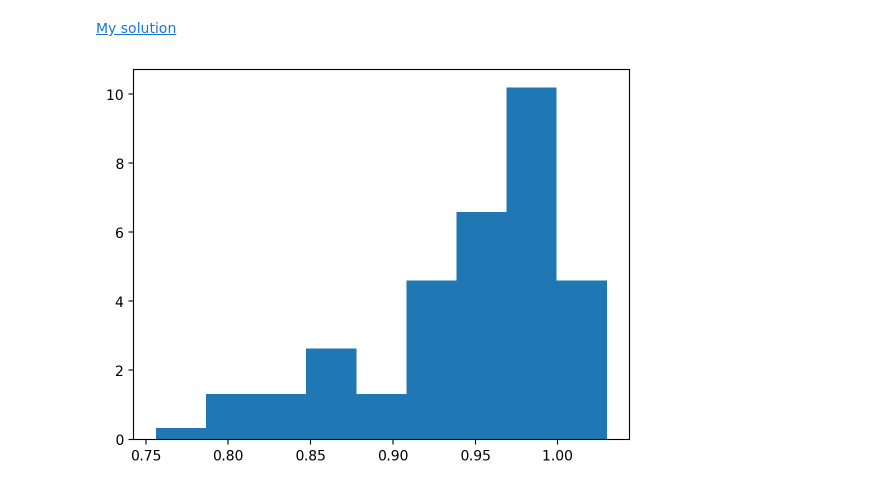
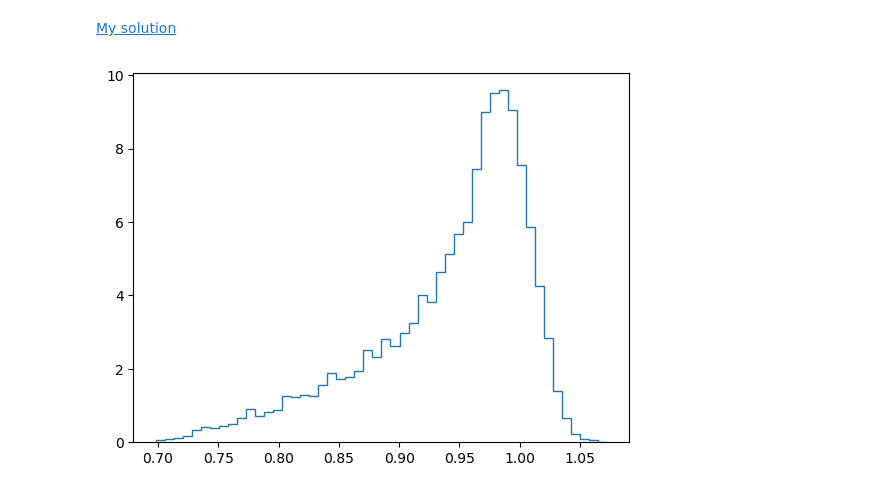
Before and after one commit to Matteo-Raschi/astrostatistics_bicocca_2026, a Jupyter notebook: working/L07_frequentist_notes.ipynb, the cells around one changed output. Saved outputs shown, nothing was run; the diff lists cells and outputs as text; code cells hidden in the pictures.

```diff
--- a/working/L07_frequentist_notes.ipynb
+++ b/working/L07_frequentist_notes.ipynb
@@ -597,17 +597,16 @@ The this expression is only semi-analytic; that integral should then be solved n
 # %%
 import numpy as np
 import matplotlib.pyplot as plt
 from scipy.stats import ks_2samp
 
 np.random.seed(42)
-def f(x): return
 
-M = np.random.normal(1,0.02,100)
-spin = np.random.uniform(0,1,100)
+M = np.random.normal(1,0.02,10000)
+spin = np.random.uniform(0,1,10000)
 
 M_irr = M*np.sqrt((1+np.sqrt(1-spin**2))/2)
 
-plt.hist(M_irr, bins='fd', density=True)
+plt.hist(M_irr, bins='fd', density=True, histtype='step')
 plt.show()
 # %% [output]
-[figure, old version]
+[figure, new version]
```
Also changed, not shown: parts of 6 cells of this notebook.
